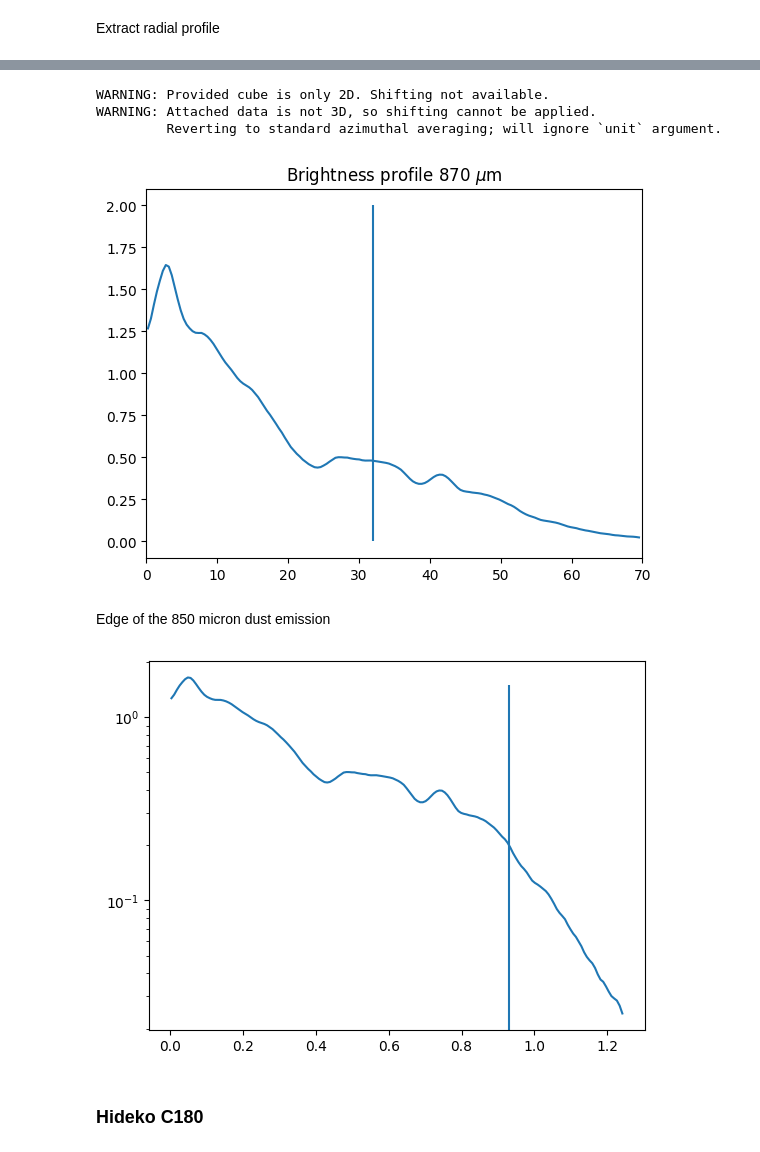
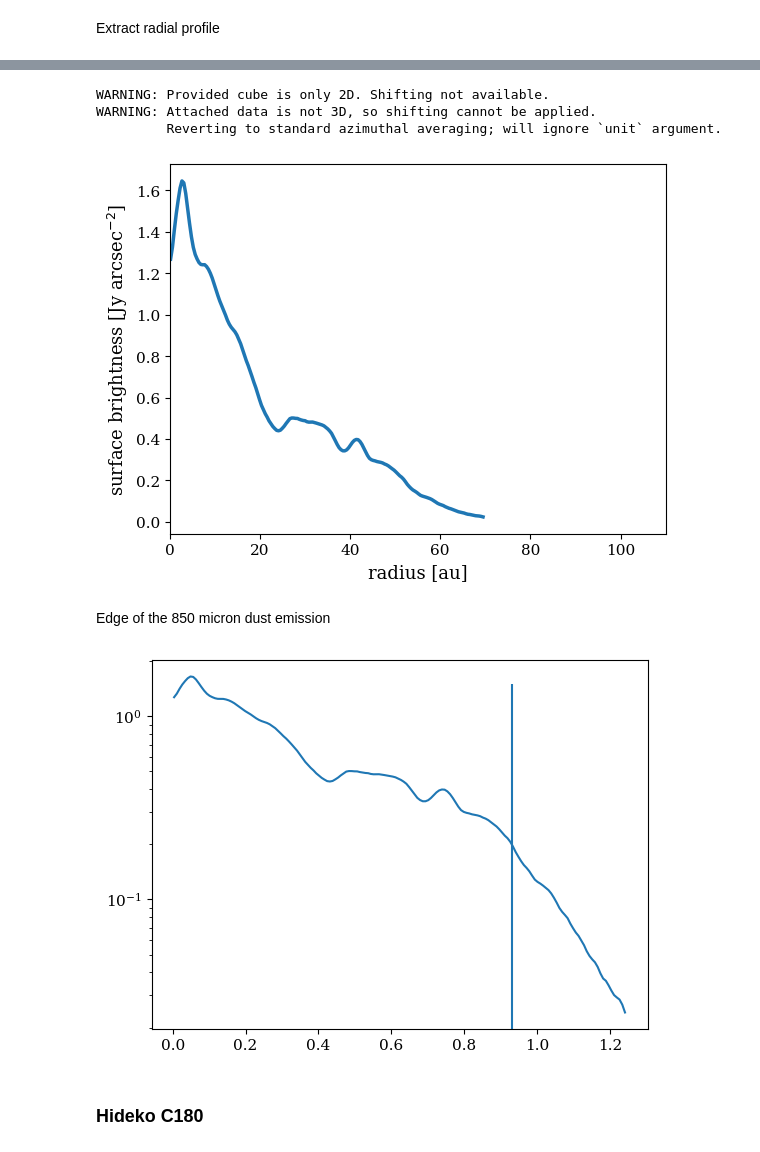
Before and after one commit to rfranceschi/disksimtool, a Jupyter notebook: observation_quicklook.ipynb, the cells around one changed output, grey strips where cells are left out. Cells and saved outputs as stored; diff of their text form; code cells hidden in the pictures.

```diff
--- a/observation_quicklook.ipynb
+++ b/observation_quicklook.ipynb
@@ -20,7 +20,24 @@ from spectral_cube import SpectralCube
 
 from disksimtool import model_utils
 
+paper_figures = Path('./paper_figures')
+paper_figures.mkdir(parents=True, exist_ok=True)
+
 obs_path = Path('./observations/')
+
+plt.rcParams["font.family"] = 'serif'
+
+SMALL_SIZE = 8
+MEDIUM_SIZE = 11
+BIGGER_SIZE = 13
+
+plt.rc('font', size=SMALL_SIZE)          # controls default text sizes
+plt.rc('axes', titlesize=SMALL_SIZE)     # fontsize of the axes title
+plt.rc('axes', labelsize=BIGGER_SIZE)    # fontsize of the x and y labels
+plt.rc('xtick', labelsize=MEDIUM_SIZE)    # fontsize of the tick labels
+plt.rc('ytick', labelsize=MEDIUM_SIZE)    # fontsize of the tick labels
+plt.rc('legend', fontsize=MEDIUM_SIZE)    # legend fontsize
+plt.rc('figure', titlesize=BIGGER_SIZE)
 # %%
 au = c.au.cgs.value
 # %% [markdown]
@@ -419,38 +451,38 @@ Text(0.5, 1.0, '870 $\\mu$m')
 # %%
 imcube_870_0_micron = gf.imagecube(fits_870_0_micron, FOV=2.5)
 
 x_870_0_mu, y_870_0_mu, dy_870_0_mu = (imcube_870_0_micron
                                               .radial_profile
                                              (inc=incl, PA=PA, mstar=1,
                                               dist=distance.to_value(u.pc),
                                               unit='Jy/beam'))
-x_870_0_mu = (x_870_0_mu * u.arcsec).to_value(u.rad) * distance.to(u
-                                                                           .au)
+x_870_0_mu = (x_870_0_mu * u.arcsec).to_value(u.rad) * distance.to(u.au)
 y_870_0_mu /= imcube_870_0_micron.beamarea_arcsec
 
 beam_870_mu = imcube_870_0_micron.beam
 profile_870_micron = {
     'x': x_870_0_mu.cgs.value,
     'y': y_870_0_mu,
     'dy': dy_870_0_mu,
     'beam': beam_870_mu,
 }
 
 # fname_out = Path('./profile_870_micron.pkl')
 fname_out = profiles_path / 'profile_870_micron.pkl'
 # with open(fname_out, 'wb') as f:
 #     pickle.dump(profile_870_micron, f)
 
 f, ax = plt.subplots()
-ax.plot(x_870_0_mu, y_870_0_mu)
-ax.vlines(rings_loc, 0, 2)
-ax.set_xlim(0, 70)
-ax.set_title(r'Brightness profile 870 $\mu$m');
+ax.plot(x_870_0_mu, y_870_0_mu, lw=2.5)
+ax.set_xlim(0, 110)
+ax.set_xlabel(r'radius [au]')
+ax.set_ylabel(r'surface brightness [Jy arcsec$^{-2}$]')
+plt.savefig(paper_figures / 'ALMA_profile.png', bbox_inches='tight', dpi=300)
 # %% [output]
 WARNING: Provided cube is only 2D. Shifting not available.
 WARNING: Attached data is not 3D, so shifting cannot be applied.
          Reverting to standard azimuthal averaging; will ignore `unit` argument.
-[figure, old version]
+[figure, new version]
 # %% [markdown]
 Edge of the 850 micron dust emission
 # %%
@@ -458,7 +490,7 @@ plt.semilogy(((x_870_0_mu / distance).cgs * u.rad).to(u.arcsec),
              y_870_0_mu)
 plt.vlines([0.93], 0, 1.5);
 # %% [output]
-[figure, old version]
+[figure, new version]
 # %%
 # THIS USES THE WRAPPER FUNCTION
 
```
Also changed, not shown: parts of 20 cells of this notebook, 1 other file.
